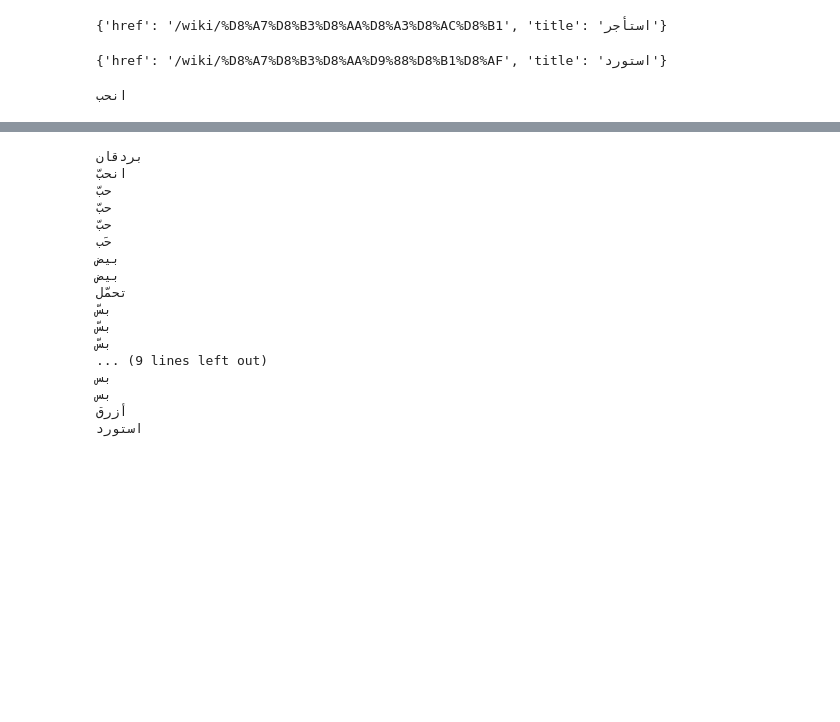
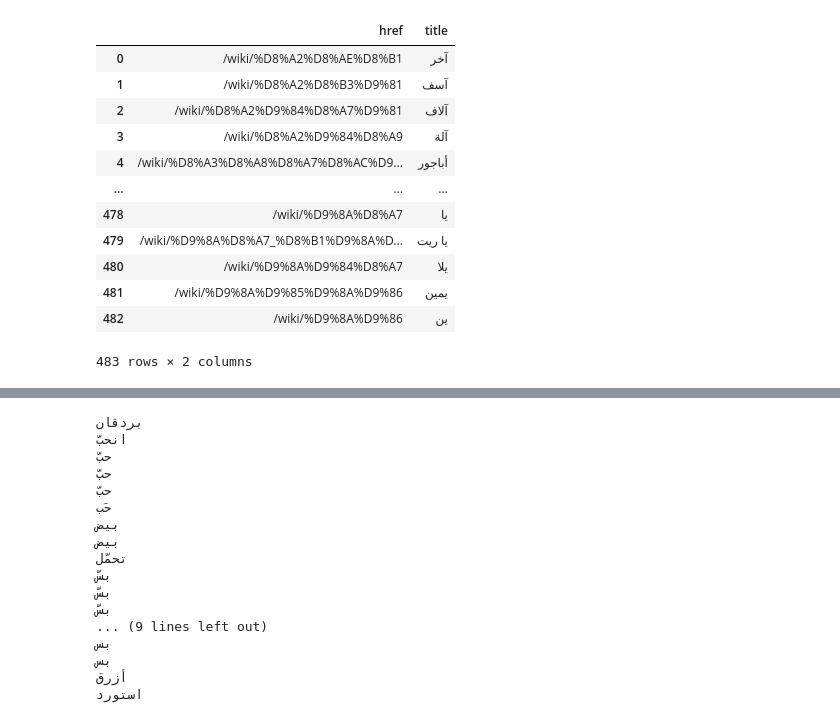
Before and after one commit to kebuhcah/viet-wiktionary-scrape, a Jupyter notebook: sandbox.ipynb, the cells around one changed output, grey strips where cells are left out. Saved outputs shown, nothing was run; the diff lists cells and outputs as text; code cells hidden in the pictures; blank space fills up the shorter version.

```diff
--- a/sandbox.ipynb
+++ b/sandbox.ipynb
@@ -10,54 +10,49 @@ from bs4 import BeautifulSoup
 
 URL_ROOT = 'https://en.wiktionary.org'
 
+soups = {}
 def get_soup(path):
+    if path in soups:
+        return soups[path]
+
     res = requests.get(f"{URL_ROOT}{path}")
-    return BeautifulSoup(res.text)
+    soup = BeautifulSoup(res.text)
+    soups[path] = soup
+    return soup
 
-def get_category_pages(start_url):
-    paths = []
-    next_url = start_url
-    soup = get_soup(next_url)
+# e.g. get_category_pages("/wiki/Category:South_Levantine_Arabic_terms_with_usage_examples")
+def get_category_pages(start_path):
+    paths = [start_path]
+    next_path = start_path
+    soup = get_soup(next_path)
     next_link = soup.find('a', string='next page')
     while next_link:
-        next_url = next_link['href']
-        qs = parse_qs(urlparse(next_url).query)
-        if 'pagefrom' in qs:
-            paths.append(quote(qs['pagefrom'][0]))
-        else:
-            print(f'Error! URL is {start_url}')
-            break
-        soup = get_soup(next_url)
+        next_path = next_link['href']
+        paths.append(next_path)
+        soup = get_soup(next_path)
         next_link = soup.find('a', string='next page')
     return paths
 
-def get_lemma_pages(soup):
+# e.g. get_lemma_pages("/wiki/Category:South_Levantine_Arabic_terms_with_usage_examples")
+def get_lemma_pages(path):
+    soup = get_soup(path)
     return [{'href': a['href'], 'title': a['title']} for a in soup.css.select('div#mw-pages li a')]
-
-soups = {}
-# %%
-pages = get_lemma_pages(get_soup("/wiki/Category:South_Levantine_Arabic_terms_with_usage_examples"))
-random.choice(pages)
-# %% [output]
-{'href': '/wiki/%D8%A7%D8%B3%D8%AA%D8%A3%D8%AC%D8%B1', 'title': 'استأجر'}
-# %%
-def get_random_soup():
-    page = random.choice(pages)
-    print(page)
-    if page['title'] in soups:
-        return soups[page['title']]
-    else:
-        soup = get_soup(page['href'])
-        if type(soup) == BeautifulSoup:
-            soups[page['title']] = soup
-        return soup
-
-soup = get_random_soup()
-# %% [output]
-{'href': '/wiki/%D8%A7%D8%B3%D8%AA%D9%88%D8%B1%D8%AF', 'title': 'استورد'}
-# %%
-random_key = random.choice(list(soups.keys()))
-print(random_key)
-soup = soups[random_key]
-# %% [output]
-انحب
+# %%
+lps = ([lp for cp in get_category_pages('/wiki/Category:South_Levantine_Arabic_terms_with_usage_examples')
+    for lp in get_lemma_pages(cp)])
+lemmas = pd.DataFrame(lps)
+lemmas
+# %% [output]
+|  | href | title |
+| 0 | /wiki/%D8%A2%D8%AE%D8%B1 | آخر |
+| 1 | /wiki/%D8%A2%D8%B3%D9%81 | آسف |
+| 2 | /wiki/%D8%A2%D9%84%D8%A7%D9%81 | آلاف |
+| 3 | /wiki/%D8%A2%D9%84%D8%A9 | آلة |
+| 4 | /wiki/%D8%A3%D8%A8%D8%A7%D8%AC%D9... | أباجور |
+| ... | ... | ... |
+| 478 | /wiki/%D9%8A%D8%A7 | يا |
+| 479 | /wiki/%D9%8A%D8%A7_%D8%B1%D9%8A%D... | يا ريت |
+| 480 | /wiki/%D9%8A%D9%84%D8%A7 | يلا |
+| 481 | /wiki/%D9%8A%D9%85%D9%8A%D9%86 | يمين |
+| 482 | /wiki/%D9%8A%D9%86 | ين |
+483 rows × 2 columns
```
Also changed, not shown: parts of 6 cells of this notebook, 1 other file.
